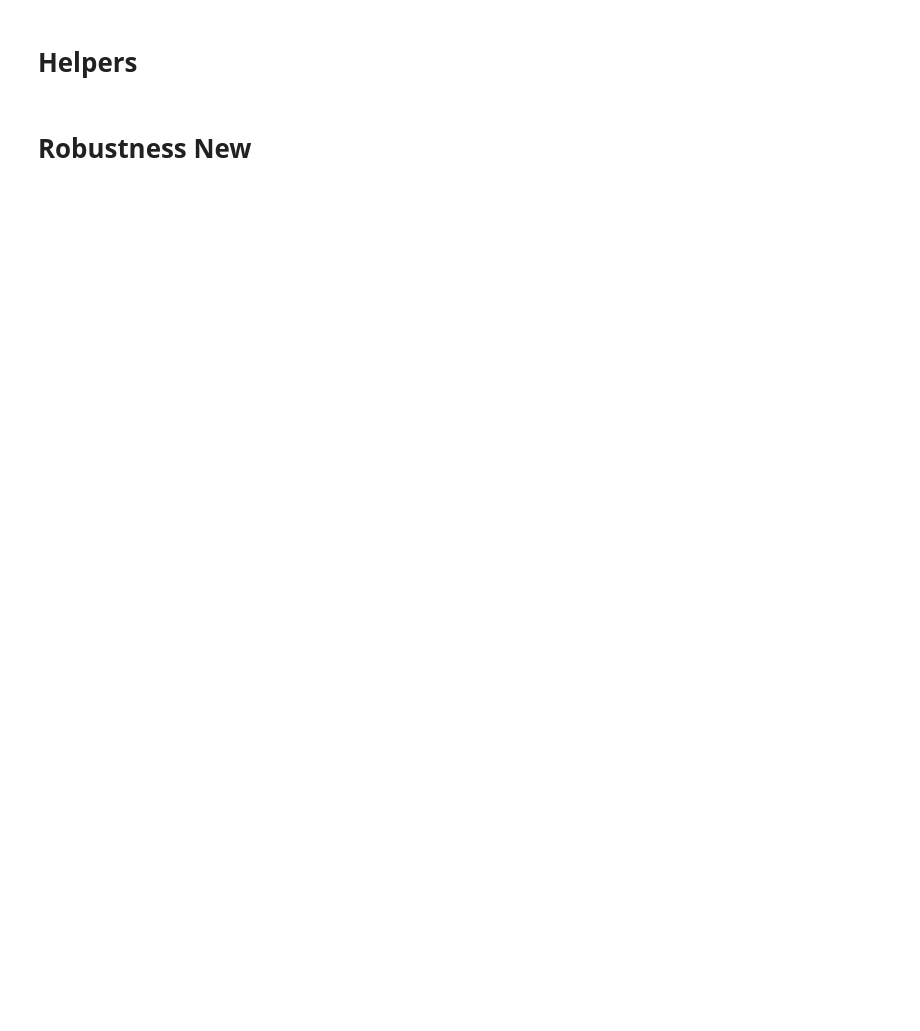
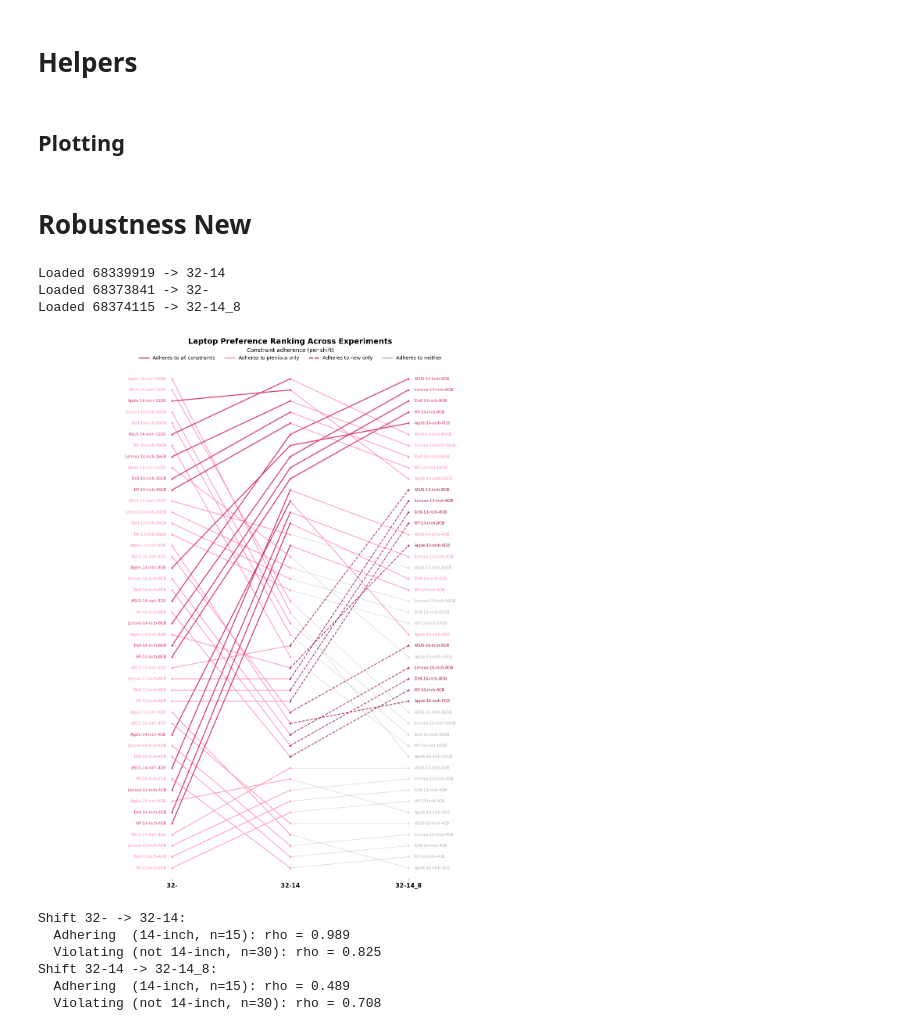
Before and after one commit to lotanamit5/WhatDoLLMsWant, a Jupyter notebook: num_vs_txt.ipynb, the cells around one changed output. Drawn from its saved outputs; the diff is of its cells as text; code cells hidden in the pictures; blank space fills up the shorter version.

Commit message:
added more experiments

```diff
--- a/num_vs_txt.ipynb
+++ b/num_vs_txt.ipynb
@@ -160,0 +232,2 @@ def fit_feature_based_bradley_terry(df: pd.DataFrame,
+# %% [markdown]
+## Plotting
@@ -162,0 +494,17 @@ def fit_feature_based_bradley_terry(df: pd.DataFrame,
+# %%
+scores_by_run, run_order, correlation_results = run_laptop_ranking_experiment(
+    basedir="data/laptops_robustness",
+    filters={"model_size": "32"},
+    constraint_order=["", "14", "14_8"],
+)
+# %% [output]
+Loaded 68339919 -> 32-14
+Loaded 68373841 -> 32-
+Loaded 68374115 -> 32-14_8
+[figure, added]
+Shift 32- -> 32-14:
+  Adhering  (14-inch, n=15): rho = 0.989
+  Violating (not 14-inch, n=30): rho = 0.825
+Shift 32-14 -> 32-14_8:
+  Adhering  (14-inch, n=15): rho = 0.489
+  Violating (not 14-inch, n=30): rho = 0.708
```
Also changed, not shown: parts of 45 cells of this notebook, 43 other files.
